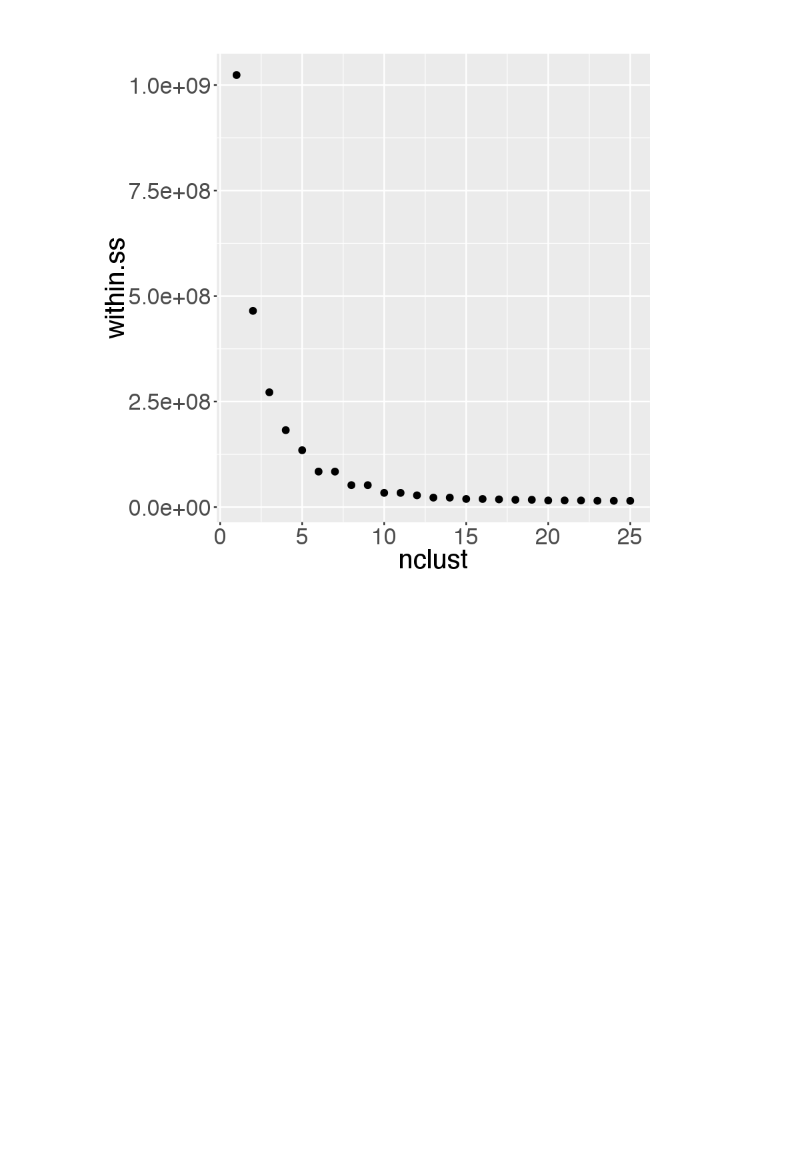
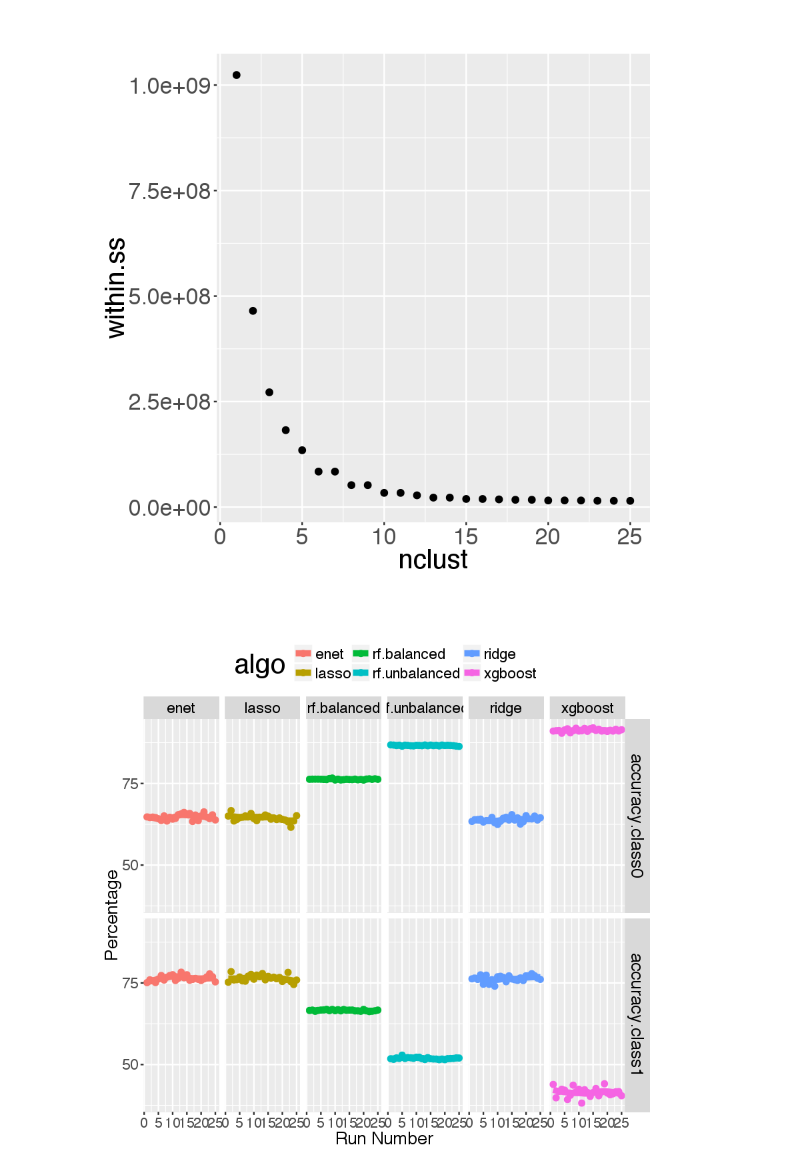
Before and after one commit to nsanthanam/search_data, a Jupyter notebook: c1x.ipynb, the cells around one changed output. Saved outputs shown, nothing was run; the diff lists cells and outputs as text; code cells hidden in the pictures; blank space fills up the shorter version.

```diff
--- a/c1x.ipynb
+++ b/c1x.ipynb
@@ -244,0 +253,6 @@ generic.ggplot(query.notclicked.top100[1:20, ], x.axis = "Query", y.axis = "perc
+# %%
+url.patterns <-  "^http|^www|\\.com$|\\.[a-z][a-z]+ |\\.[a-z][a-z]+$|\\.[a-z][a-z][a-z]|^google$|^yahoo$"
+searches$contains.url <- ifelse(grepl(pattern = url.patterns, x = searches$Query, ignore.case = T), TRUE, FALSE)
+
+searches$travel.event.intent <- ifelse(grepl(pattern = "ticket|travel | flight | train | bus ",
+                                             x = searches$Query, ignore.case = T), TRUE, FALSE)
@@ -266,5 +285,0 @@ generic.ggplot(cost_df, x.axis = "nclust", y.axis = "within.ss", plot.type = "sc
-# %%
-url.patterns <-  "^http|^www|\\.com$|\\.[a-z][a-z]+ |\\.[a-z][a-z]+$|\\.[a-z][a-z][a-z]|^google$|^yahoo$"
-searches$contains.url <- ifelse(grepl(pattern = url.patterns, x = searches$Query, ignore.case = T), TRUE, FALSE)
-
-searches$travel.event.intent <- ifelse(grepl(pattern = "ticket|travel | flight | train | bus ", x = searches$Query, ignore.case = T), TRUE, FALSE)
@@ -295,9 +286,3 @@ searches.users <- ddply(.data = searches, .variables = "AnonID", .fun = summaris
-# %%
-# algos <- c("rf", "svmRadialWeights", "svmLinearWeights", "knn", "lda")
-searches.users.sample <- searches.users %>% .[sample(1:nrow(.), 0.2*nrow(.)), ]
-
-searches.users$clicked_perc2 <- ifelse(searches.users$clicked_perc > 0.5, "likely_to_click", "not_likely")
-searches.users2 <- searches.users %>% .[, !colnames(.) %in% "clicked_perc"]
 # %%
 cost_df_users <- data.frame()
 for(i in 1:25) {
@@ -329,0 +298,8 @@ generic.ggplot(results, x.axis = "ROC", plot.type = "density", clr = "model", pr
+# %%
+searches.users$clicked_perc2 <- ifelse(searches.users$clicked_perc > 0.5, 1, 0)
+searches.users2 <- searches.users %>% .[, !colnames(.) %in% c("clicked_perc", "AnonID")]
+searches.users2.sample <- searches.users2 %>% .[sample(1:nrow(.), 0.2*nrow(.)), ]
+# %%
+rl <- compare.algos(DF = searches.users2.sample, profit.col = '', target.var = 'clicked_perc2', max.runs = 25)
+# %% [output]
+[figure, added]
```
Also changed, not shown: parts of 15 cells of this notebook.
